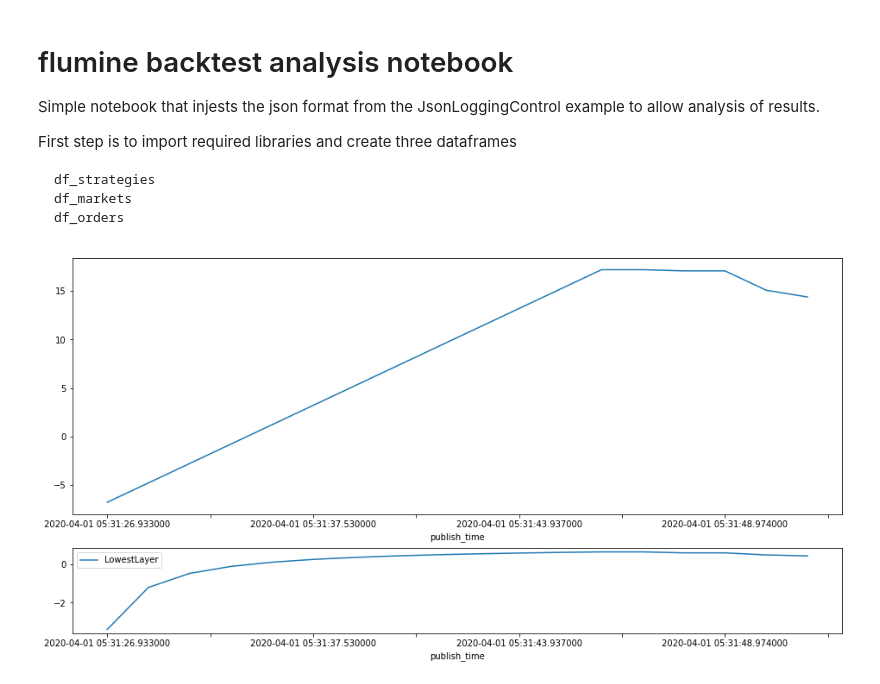
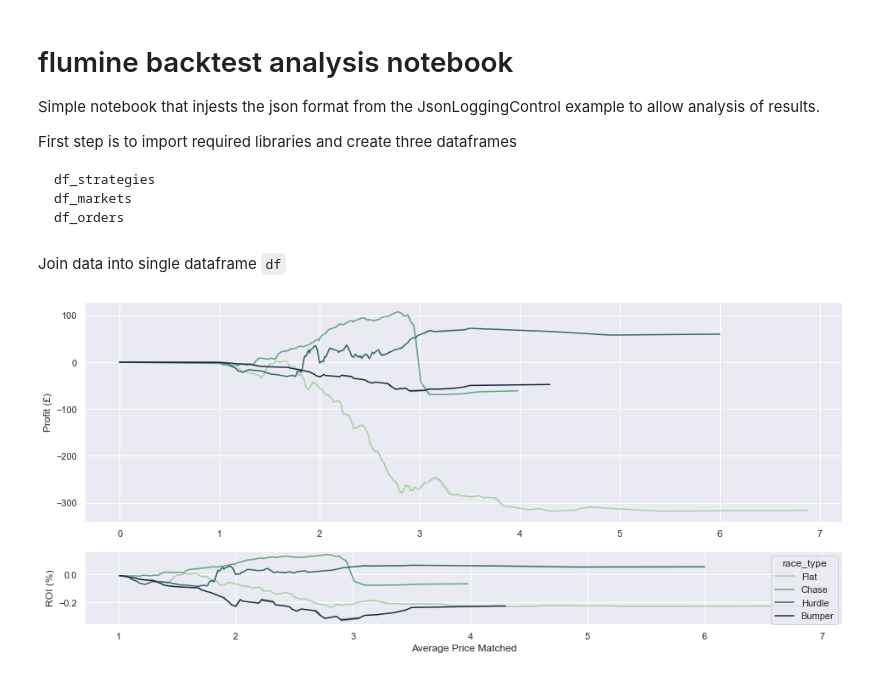
Before and after one commit to betcode-org/flumine, a Jupyter notebook: examples/controls/analysis.ipynb, the cells around one changed output. Drawn from its saved outputs; the diff is of its cells as text; code cells hidden in the pictures.

```diff
--- a/examples/controls/analysis.ipynb
+++ b/examples/controls/analysis.ipynb
@@ -15,6 +15,8 @@ import json
 import pandas as pd
 import seaborn as sns
 import matplotlib.pyplot as plt
+
+sns.set_theme(style="darkgrid")
 
 filename = "/tmp/orders.json"
 
@@ -23,18 +25,35 @@ with open(filename, "r") as f:
     df_strategies = pd.DataFrame(data["strategies"])
     df_markets = pd.DataFrame(data["markets"])
     df_orders = pd.DataFrame(data["orders"])
+# %% [markdown]
+Join data into single dataframe `df`
+# %%
+df = pd.merge(df_orders, df_markets, left_on="market_id", right_on="market_id", how="left")
+df = pd.merge(df, df_strategies, left_on="trade__strategy", right_on="name", how="left")
 # %%
-group_by = "trade__strategy"
-x_axis = "publish_time"
+group_by = "race_type"
+x_axis = "info__average_price_matched"
 xlim = None
 ylim = None
+palette = "ch:r=-.5,l=.75"
 
-df_orders['cum_profit'] = df_orders.simulated__profit.groupby(df_orders[group_by]).cumsum()
-df_orders['cum_roi'] = df_orders.simulated__profit.groupby(df_orders[group_by]).cumsum() / df_orders.info__size_matched.groupby(df_orders[group_by]).cumsum()
+df = df.sort_values(x_axis)
+df['cum_profit'] = df.simulated__profit.groupby(df[group_by]).cumsum()
+df['cum_roi'] = df.simulated__profit.groupby(df[group_by]).cumsum() / df.info__size_matched.groupby(df[group_by]).cumsum()
 
-fig, ax = plt.subplots(figsize=(16,8), nrows=2, gridspec_kw={'height_ratios':[3, 1]})
-for key, grp in df_orders.groupby([group_by]):
-    grp.plot(ax=ax[0], kind='line', y='cum_profit', x=x_axis, legend=False, xlim=xlim)
-    grp.plot(ax=ax[1], kind='line', y='cum_roi', x=x_axis, label=key, ylim=ylim, xlim=xlim)
+f, ax = plt.subplots(figsize=(16, 7), nrows=2, gridspec_kw={'height_ratios':[3, 1]})
+
+# Profit
+sns.lineplot(
+    ax=ax[0], x=x_axis, y="cum_profit", hue=group_by, data=df, palette=palette, legend=False
+)
+ax[0].set(xlabel=None, ylabel="Profit (£)")
+
+# ROI
+sns.lineplot(
+    ax=ax[1], x=x_axis, y="cum_roi", hue=group_by, data=df, palette=palette
+)
+ax[1].set(xlabel="Average Price Matched", ylabel="ROI (%)")
+plt.show()
 # %% [output]
-[figure, old version]
+[figure, new version]
```
